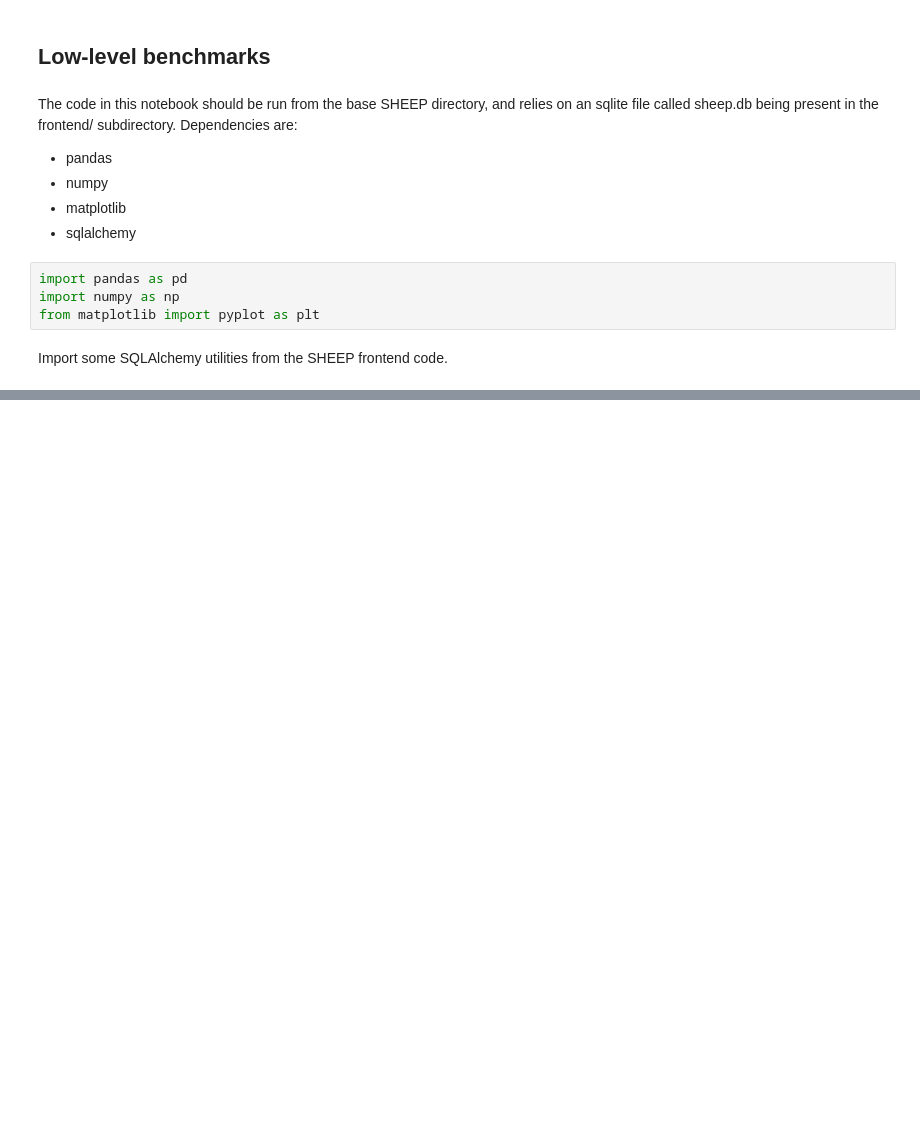
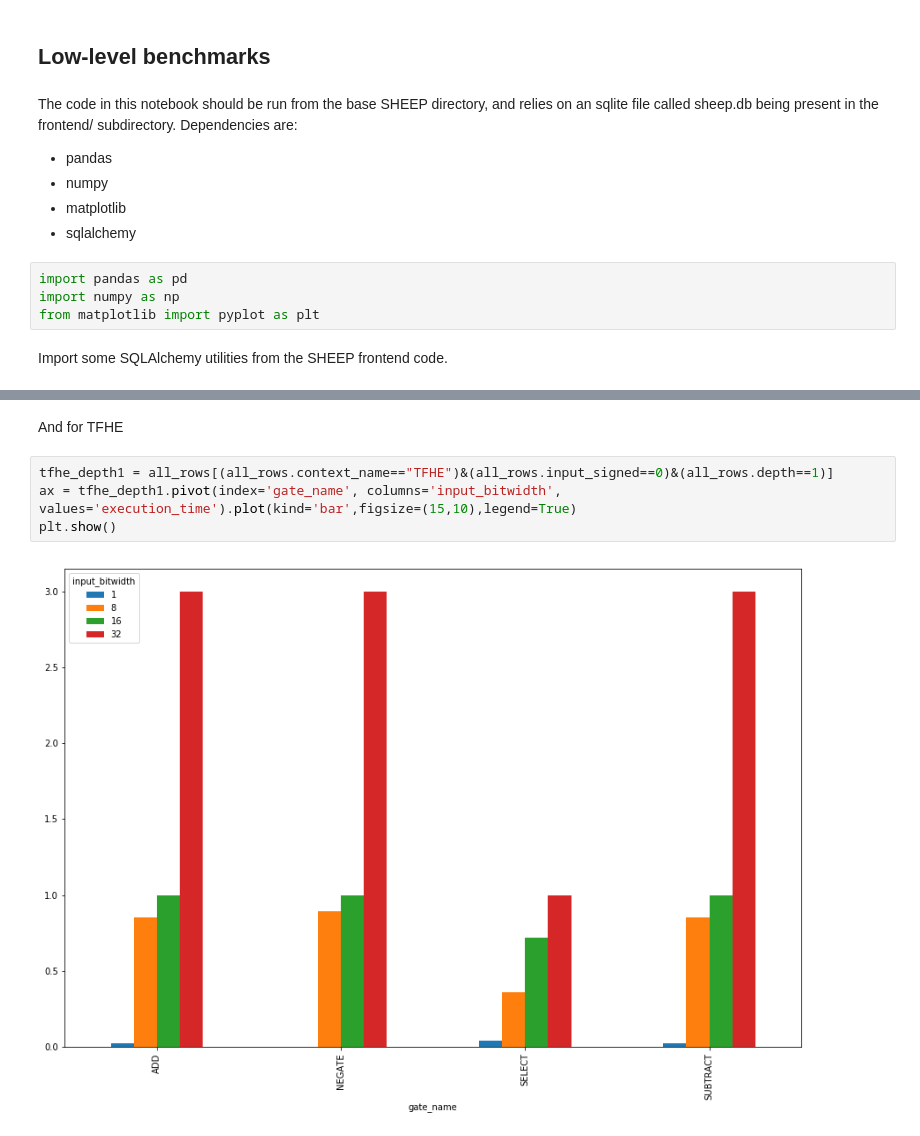
Before and after one commit to alan-turing-institute/SHEEP, a Jupyter notebook: Low-level-benchmarks.ipynb, the cells around one changed output, grey strips where cells are left out. Saved outputs shown, nothing was run; the diff lists cells and outputs as text; blank space fills up the shorter version.

```diff
--- a/Low-level-benchmarks.ipynb
+++ b/Low-level-benchmarks.ipynb
@@ -56,0 +55,8 @@ TraitError: The 'type' trait of a Scale instance must be any of ['linear', 'log'
+# %% [markdown]
+And for TFHE
+# %%
+tfhe_depth1 = all_rows[(all_rows.context_name=="TFHE")&(all_rows.input_signed==0)&(all_rows.depth==1)]
+ax = tfhe_depth1.pivot(index='gate_name', columns='input_bitwidth', values='execution_time').plot(kind='bar',figsize=(15,10),legend=True)
+plt.show()
+# %% [output]
+[figure, added]
```
Also changed, not shown: parts of 17 cells of this notebook.
